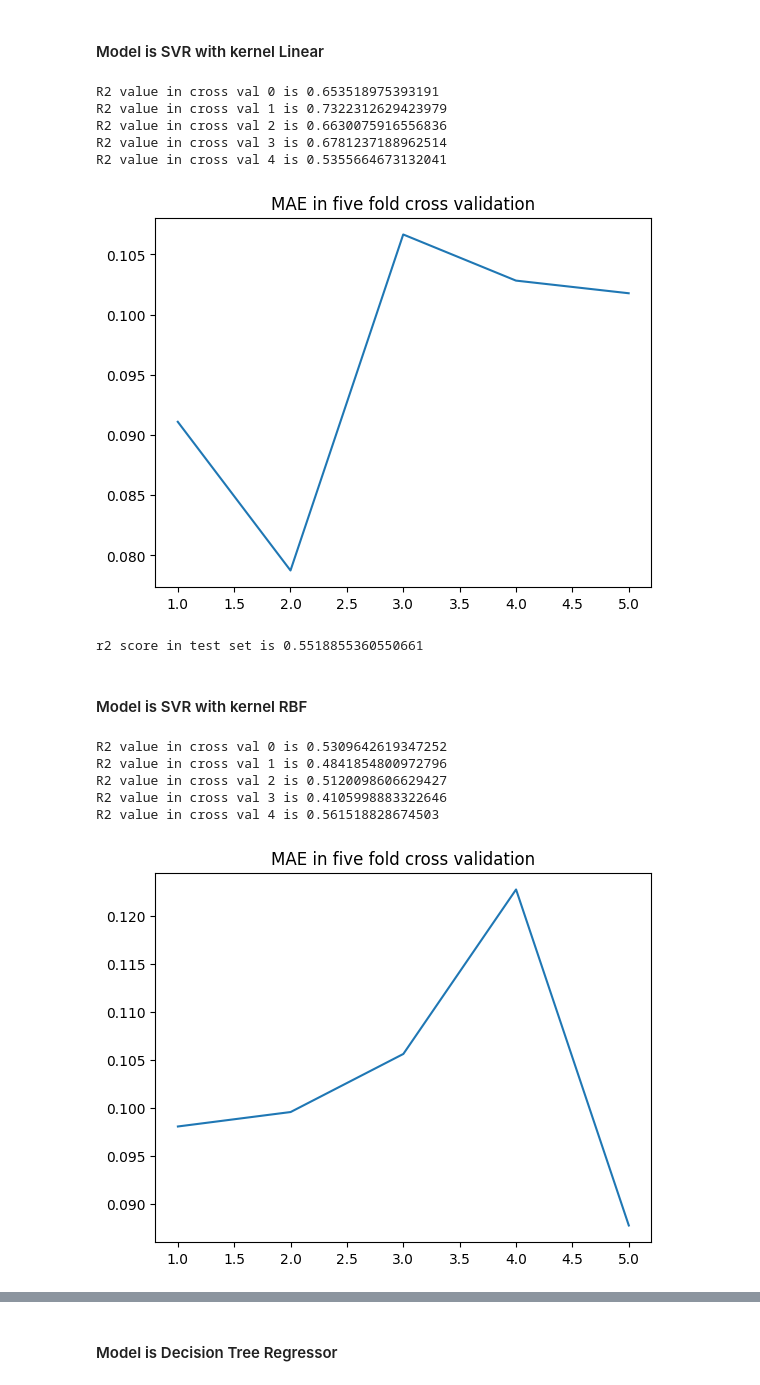
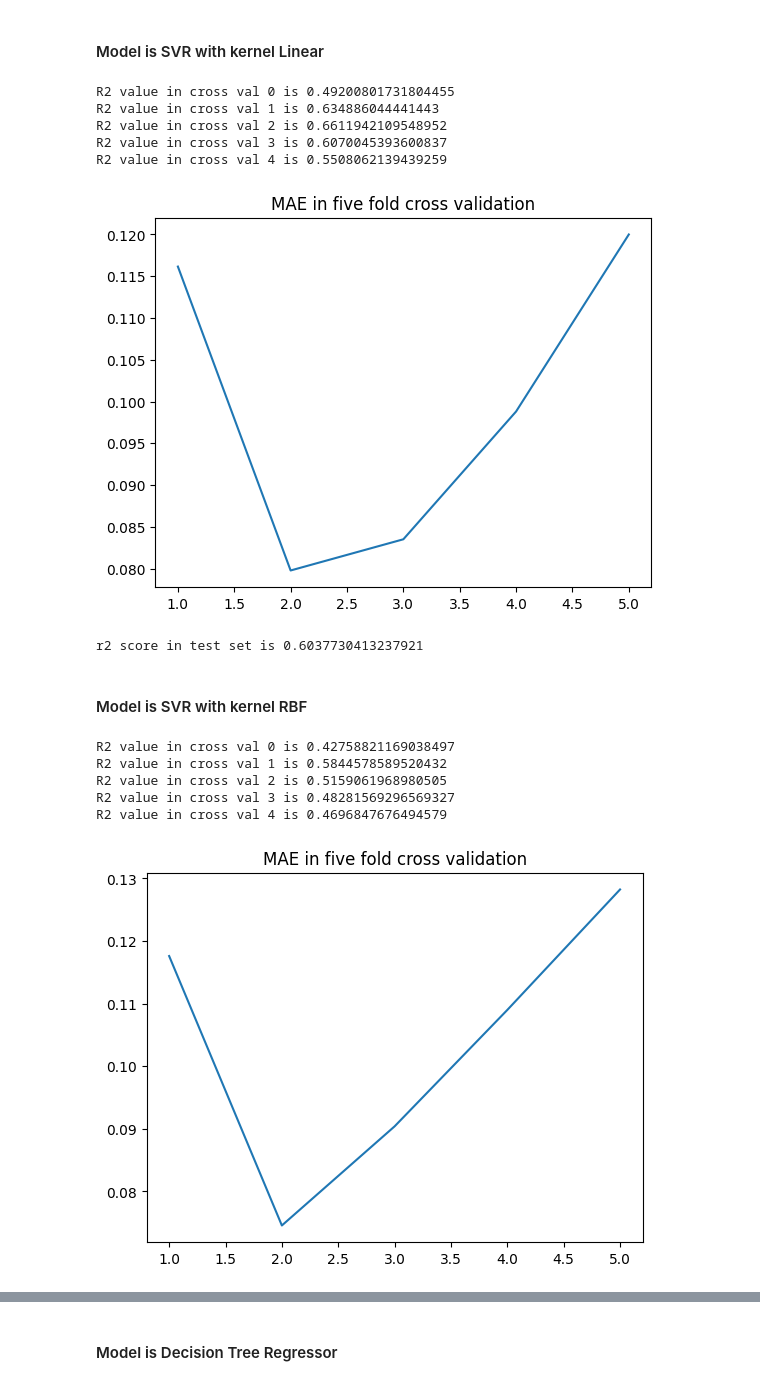
Before and after one commit to arjun8009/Python-Exeter, a Jupyter notebook: Learning Form Data ECMM445-CA1.ipynb, the cells around one changed output, grey strips where cells are left out. Saved outputs shown, nothing was run; the diff lists cells and outputs as text; code cells hidden in the pictures.

```diff
--- a/Learning Form Data ECMM445-CA1.ipynb
+++ b/Learning Form Data ECMM445-CA1.ipynb
@@ -917,7 +940,7 @@ ytrains = ytrain.to_numpy()
 MAE = []
 from sklearn.metrics import r2_score
 from sklearn.metrics import mean_absolute_error
-model = RandomForestRegressor(n_estimators = 500)
+model = RandomForestRegressor(n_estimators = 800)
 for i in range(5):
     model.fit(xtrains[train_indexes_per_split[i]],ytrains[train_indexes_per_split[i]])
     print('R2 value in cross val {0} is {1}'.format(i,r2_score(ytrains[test_indexes_per_split[i]],
@@ -945,7 +968,7 @@ r2 score in test set is 0.6139811122269874
 from sklearn.svm import SVR
 MAE = []
 
-model = SVR(kernel='linear',tol = 0.0001,epsilon=0.2)
+model = SVR(kernel='linear',tol = 0.0002,epsilon=0.003)
 for i in range(5):
     model.fit(xtrains[train_indexes_per_split[i]],ytrains[train_indexes_per_split[i]])
     print('R2 value in cross val {0} is {1}'.format(i,r2_score(ytrains[test_indexes_per_split[i]],
@@ -957,38 +980,38 @@ plt.title('MAE in five fold cross validation')
 plt.plot([1,2,3,4,5],MAE)
 plt.show()
 # %% [output]
-R2 value in cross val 0 is 0.653518975393191
-R2 value in cross val 1 is 0.7322312629423979
-R2 value in cross val 2 is 0.6630075916556836
-R2 value in cross val 3 is 0.6781237188962514
-R2 value in cross val 4 is 0.5355664673132041
+R2 value in cross val 0 is 0.49200801731804455
+R2 value in cross val 1 is 0.634886044441443
+R2 value in cross val 2 is 0.6611942109548952
+R2 value in cross val 3 is 0.6070045393600837
+R2 value in cross val 4 is 0.5508062139439259
-[figure, old version]
+[figure, new version]
 # %%
 print('r2 score in test set is {0}'.format(r2_score(ytest,model.predict(xtest))))
 # %% [output]
-r2 score in test set is 0.5518855360550661
+r2 score in test set is 0.6037730413237921
 # %% [markdown]
 #### Model is SVR with kernel RBF
 # %%
 MAE = []
-model = SVR(kernel='rbf',tol = 0.0001,epsilon=0.0001)
+model = SVR(kernel='rbf',tol = 0.0001,epsilon=0.0002)
 for i in range(5):
     model.fit(xtrains[train_indexes_per_split[i]],ytrains[train_indexes_per_split[i]])
     print('R2 value in cross val {0} is {1}'.format(i,r2_score(ytrains[test_indexes_per_split[i]],
     model.predict(xtrains[test_indexes_per_split[i]]))))
     MAE.append(mean_absolute_error(ytrains[test_indexes_per_split[i]],
     model.predict(xtrains[test_indexes_per_split[i]])))
 plt.figure()
 plt.title('MAE in five fold cross validation')
 plt.plot([1,2,3,4,5],MAE)
 plt.show()
 # %% [output]
-R2 value in cross val 0 is 0.5309642619347252
-R2 value in cross val 1 is 0.4841854800972796
-R2 value in cross val 2 is 0.5120098606629427
-R2 value in cross val 3 is 0.4105998883322646
-R2 value in cross val 4 is 0.561518828674503
+R2 value in cross val 0 is 0.42758821169038497
+R2 value in cross val 1 is 0.5844578589520432
+R2 value in cross val 2 is 0.5159061968980505
+R2 value in cross val 3 is 0.48281569296569327
+R2 value in cross val 4 is 0.4696847676494579
-[figure, old version]
+[figure, new version]
 # %%
 print('r2 score in test set is {0}'.format(r2_score(ytest,model.predict(xtest))))
 # %% [output]
```
Also changed, not shown: parts of 12 cells of this notebook.
